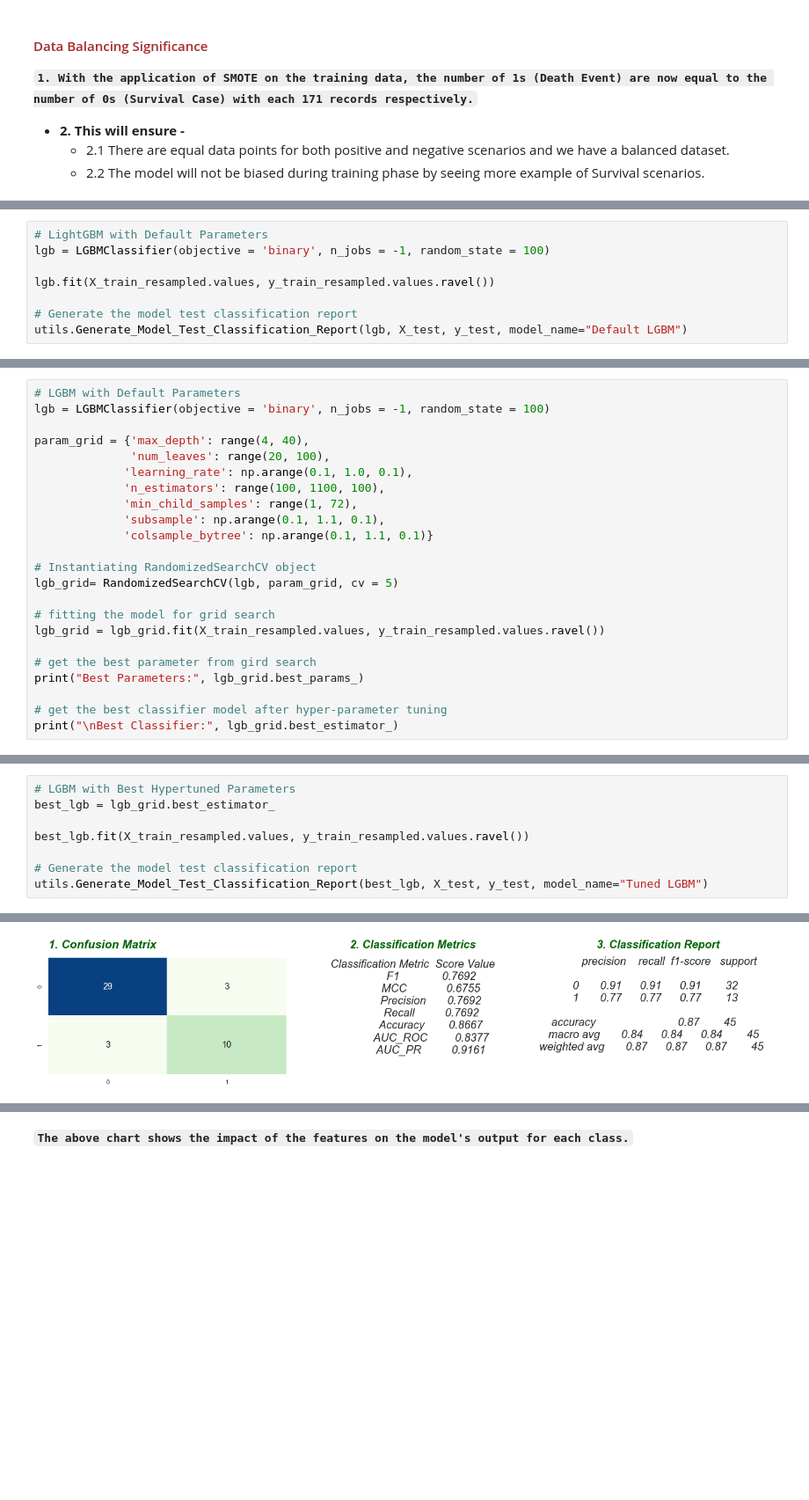
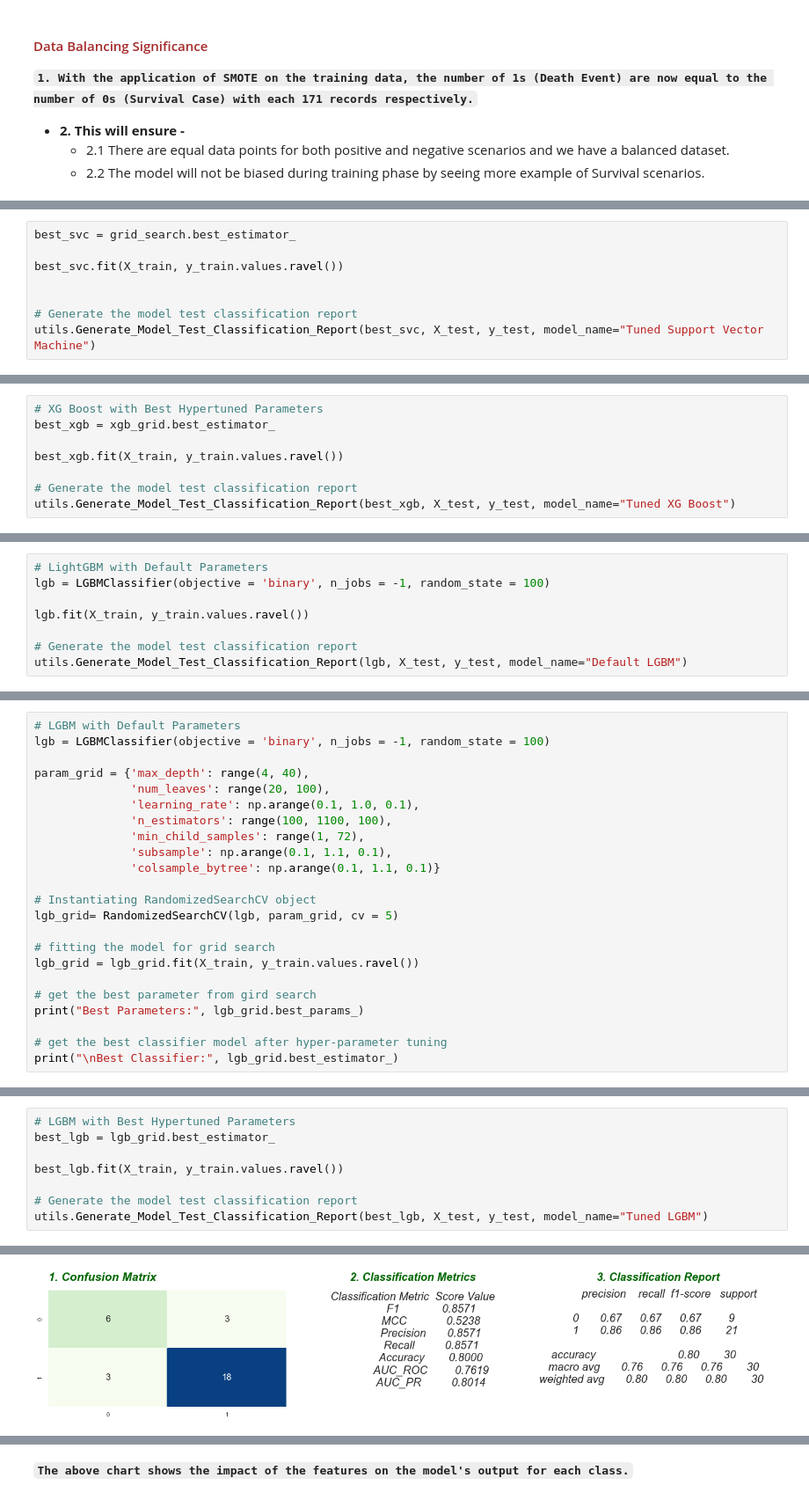
Before and after one commit to sauravmishra1710/Heart-Failure-Condition-And-Survival-Analysis, a Jupyter notebook: Heart_Failure_Prediction.ipynb, the cells around one changed output, grey strips where cells are left out. Shown at 88% size. Cells and saved outputs as stored; diff of their text form; blank space fills up the shorter version.

```diff
--- a/Heart_Failure_Prediction.ipynb
+++ b/Heart_Failure_Prediction.ipynb
@@ -481,0 +288,8 @@ plot_importance(best_xgb)
+# %%
+best_svc = grid_search.best_estimator_
+
+best_svc.fit(X_train, y_train.values.ravel())
+
+
+# Generate the model test classification report
+utils.Generate_Model_Test_Classification_Report(best_svc, X_test, y_test, model_name="Tuned Support Vector Machine")
@@ -481,0 +472,8 @@ plot_importance(best_xgb)
+# %%
+# XG Boost with Best Hypertuned Parameters
+best_xgb = xgb_grid.best_estimator_
+
+best_xgb.fit(X_train, y_train.values.ravel())
+
+# Generate the model test classification report
+utils.Generate_Model_Test_Classification_Report(best_xgb, X_test, y_test, model_name="Tuned XG Boost")
@@ -493,7 +518,7 @@ shap.summary_plot(shap_values, X_test)
 # LightGBM with Default Parameters
 lgb = LGBMClassifier(objective = 'binary', n_jobs = -1, random_state = 100)
 
-lgb.fit(X_train_resampled.values, y_train_resampled.values.ravel())
+lgb.fit(X_train, y_train.values.ravel())
 
 # Generate the model test classification report
 utils.Generate_Model_Test_Classification_Report(lgb, X_test, y_test, model_name="Default LGBM")
@@ -521,17 +546,17 @@ lgb = LGBMClassifier(objective = 'binary', n_jobs = -1, random_state = 100)
 
 param_grid = {'max_depth': range(4, 40),
               'num_leaves': range(20, 100),
-             'learning_rate': np.arange(0.1, 1.0, 0.1),
-             'n_estimators': range(100, 1100, 100),
-             'min_child_samples': range(1, 72),
-             'subsample': np.arange(0.1, 1.1, 0.1),
-             'colsample_bytree': np.arange(0.1, 1.1, 0.1)}
+              'learning_rate': np.arange(0.1, 1.0, 0.1),
+              'n_estimators': range(100, 1100, 100),
+              'min_child_samples': range(1, 72),
+              'subsample': np.arange(0.1, 1.1, 0.1),
+              'colsample_bytree': np.arange(0.1, 1.1, 0.1)}
 
 # Instantiating RandomizedSearchCV object
 lgb_grid= RandomizedSearchCV(lgb, param_grid, cv = 5)
 
 # fitting the model for grid search
-lgb_grid = lgb_grid.fit(X_train_resampled.values, y_train_resampled.values.ravel())
+lgb_grid = lgb_grid.fit(X_train, y_train.values.ravel())
 
 # get the best parameter from gird search
 print("Best Parameters:", lgb_grid.best_params_)
@@ -547,11 +572,11 @@ Best Classifier: LGBMClassifier(learning_rate=0.30000000000000004, max_depth=13,
 # %%
 # LGBM with Best Hypertuned Parameters
 best_lgb = lgb_grid.best_estimator_
 
-best_lgb.fit(X_train_resampled.values, y_train_resampled.values.ravel())
+best_lgb.fit(X_train, y_train.values.ravel())
 
 # Generate the model test classification report
 utils.Generate_Model_Test_Classification_Report(best_lgb, X_test, y_test, model_name="Tuned LGBM")
 # %% [output]
 [figure]
-[figure, old version]
+[figure, new version]
```
Also changed, not shown: parts of 69 cells of this notebook.
